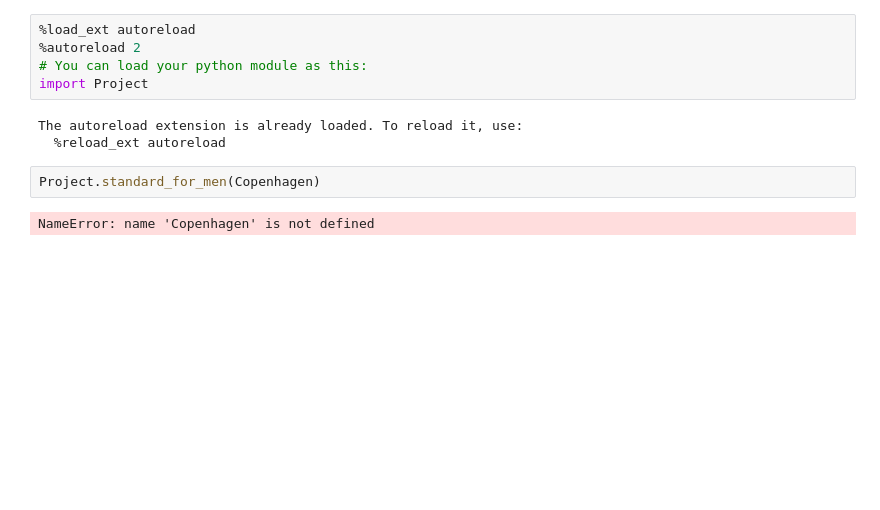
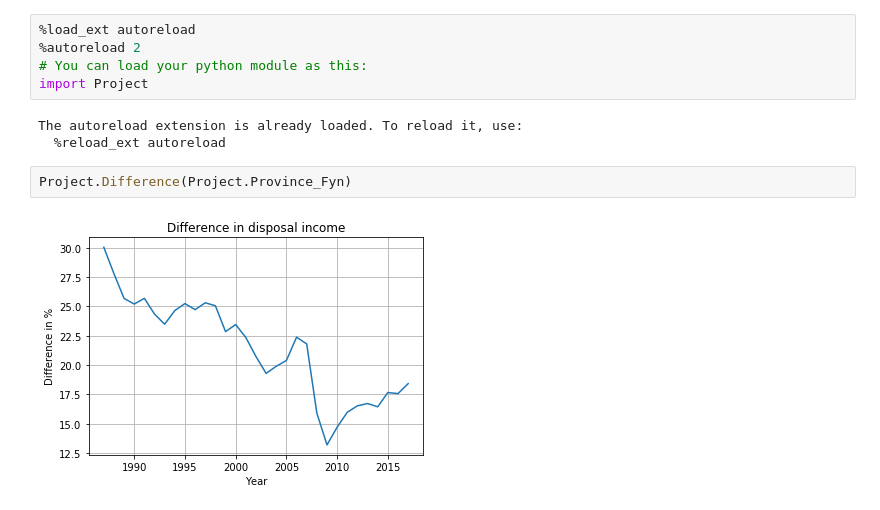
Before and after one commit to kzm266/projects-2019-anaconda-bois, a Jupyter notebook: dataproject/dataProject.ipynb, the cells around one changed output. Saved outputs shown, nothing was run; the diff lists cells and outputs as text; blank space fills up the shorter version.

```diff
--- a/dataproject/dataProject.ipynb
+++ b/dataproject/dataProject.ipynb
@@ -6,8 +6,8 @@ import Project
 # %% [output]
 The autoreload extension is already loaded. To reload it, use:
   %reload_ext autoreload
-# %%
-Project.standard_for_men(Copenhagen)
-# %% [output]
-NameError: name 'Copenhagen' is not defined
+# %%
+Project.Difference(Project.Province_Fyn)
+# %% [output]
+[figure, added]
 # %%
```
Also changed, not shown: parts of 3 cells of this notebook, 1 other file.
